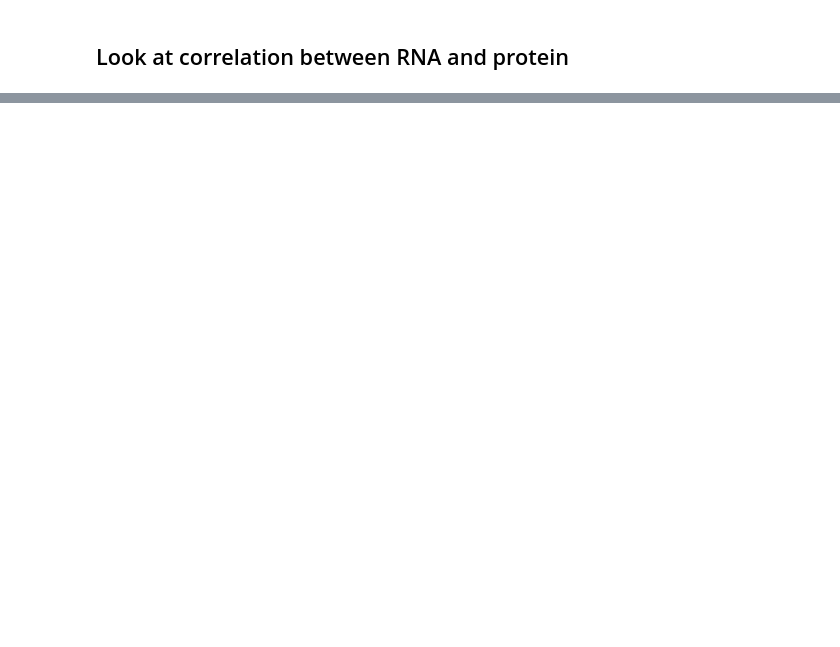
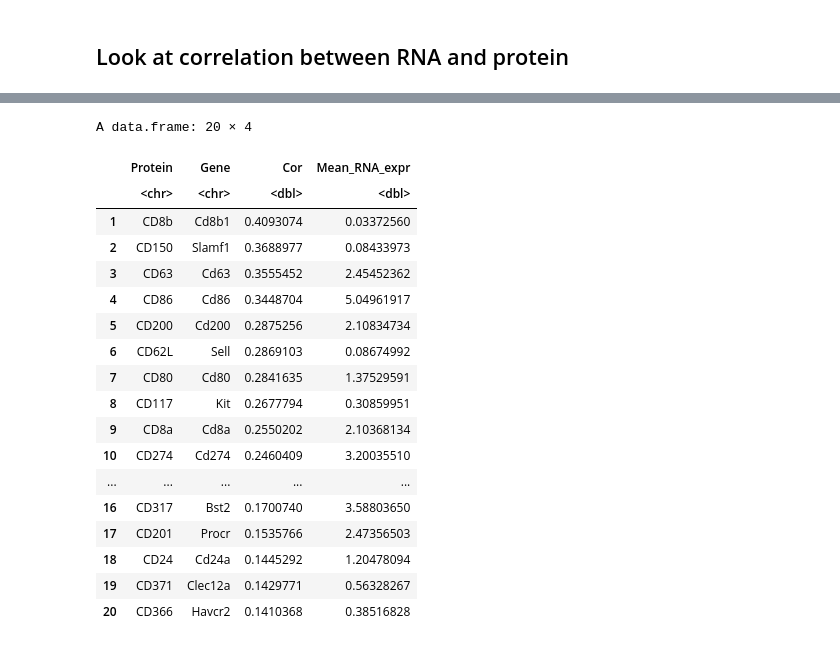
Before and after one commit to reliscu/chronocell_janssens_2025_preprint, a Jupyter notebook: 00_RNA_vs_ADT.ipynb, the cells around one changed output, grey strips where cells are left out. Saved outputs shown, nothing was run; the diff lists cells and outputs as text; code cells hidden in the pictures; blank space fills up the shorter version.

```diff
--- a/00_RNA_vs_ADT.ipynb
+++ b/00_RNA_vs_ADT.ipynb
@@ -312,0 +365,2 @@ df <- data.frame(Gene=genes_lower, Cor=cors)
+# %%
+mean_RNA <- Matrix::rowMeans(expr_RNA_subset)
@@ -313 +396,23 @@ df <- data.frame(Gene=genes_lower, Cor=cors)
+# %%
+df %>% arrange(-Cor) %>% head(20)
+# %% [output]
+A data.frame: 20 × 4
+|  | Protein | Gene | Cor | Mean_RNA_expr |
+|  | <chr> | <chr> | <dbl> | <dbl> |
+| 1 | CD8b | Cd8b1 | 0.4093074 | 0.03372560 |
+| 2 | CD150 | Slamf1 | 0.3688977 | 0.08433973 |
+| 3 | CD63 | Cd63 | 0.3555452 | 2.45452362 |
+| 4 | CD86 | Cd86 | 0.3448704 | 5.04961917 |
+| 5 | CD200 | Cd200 | 0.2875256 | 2.10834734 |
+| 6 | CD62L | Sell | 0.2869103 | 0.08674992 |
+| 7 | CD80 | Cd80 | 0.2841635 | 1.37529591 |
+| 8 | CD117 | Kit | 0.2677794 | 0.30859951 |
+| 9 | CD8a | Cd8a | 0.2550202 | 2.10368134 |
+| 10 | CD274 | Cd274 | 0.2460409 | 3.20035510 |
+| ... | ... | ... | ... | ... |
+| 16 | CD317 | Bst2 | 0.1700740 | 3.58803650 |
+| 17 | CD201 | Procr | 0.1535766 | 2.47356503 |
+| 18 | CD24 | Cd24a | 0.1445292 | 1.20478094 |
+| 19 | CD371 | Clec12a | 0.1429771 | 0.56328267 |
+| 20 | CD366 | Havcr2 | 0.1410368 | 0.38516828 |
 # %%
```
Also changed, not shown: parts of 27 cells of this notebook, 2 other files.
